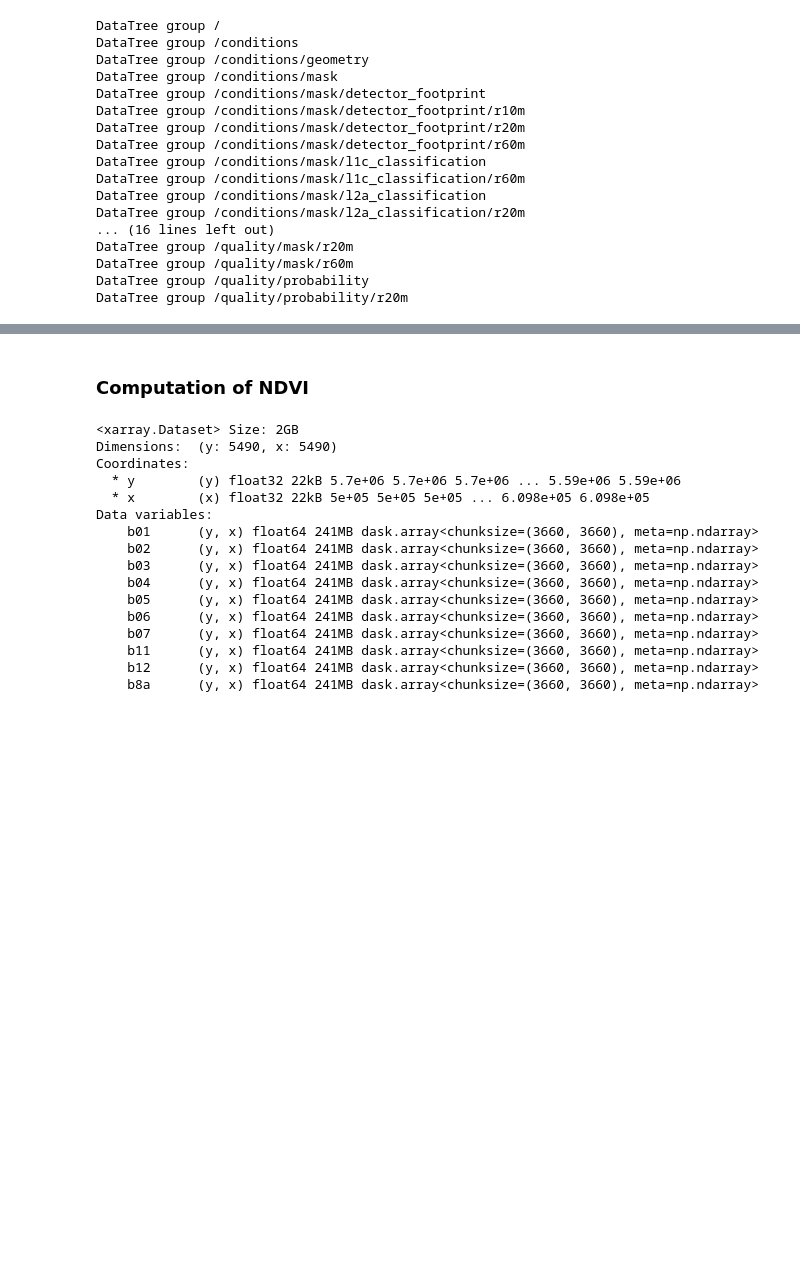
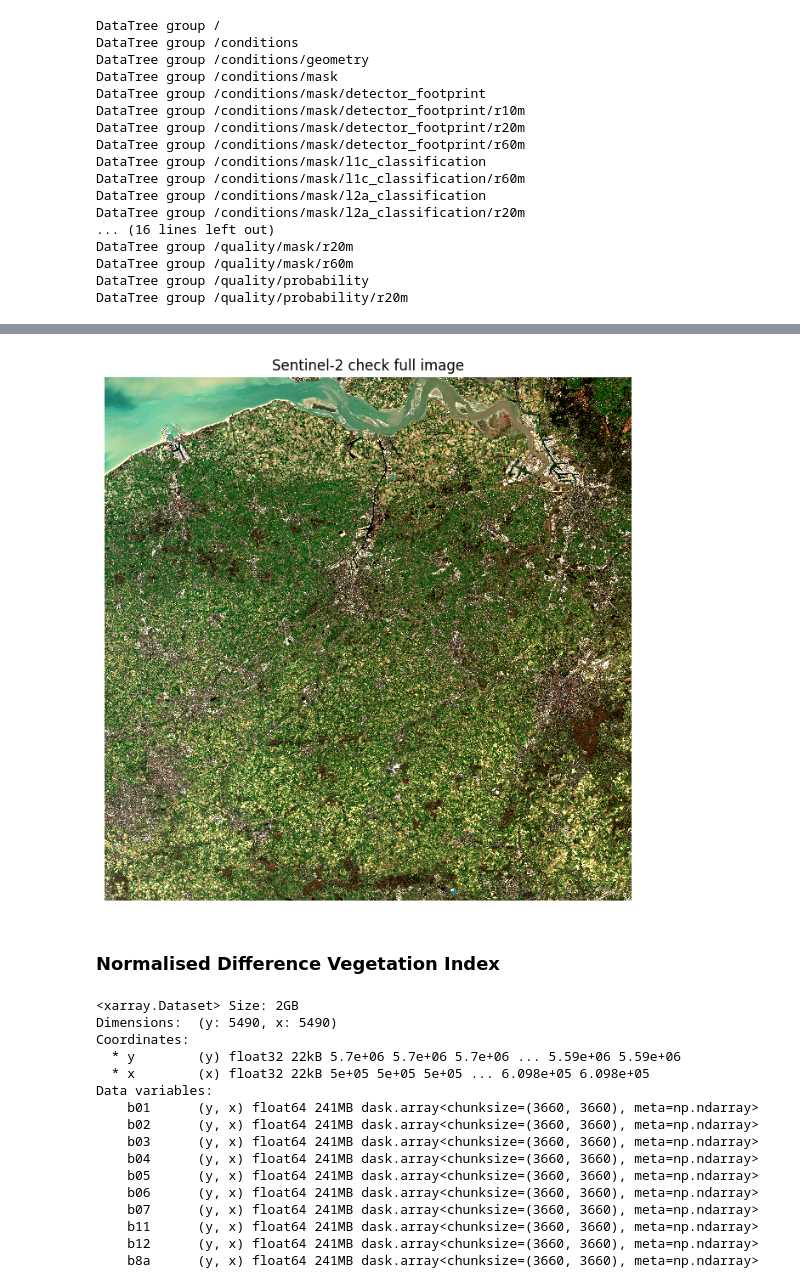
Before and after one commit to EllenB/eopf, a Jupyter notebook: check_s3.ipynb, the cells around one changed output, grey strips where cells are left out. Saved outputs shown, nothing was run; the diff lists cells and outputs as text; code cells hidden in the pictures; blank space fills up the shorter version.

```diff
--- a/check_s3.ipynb
+++ b/check_s3.ipynb
@@ -332,0 +341,3 @@ DataTree group /quality/probability/r20m
+# %%
+dt_meas = dt.measurements.reflectance.r20m
+dt_meas
@@ -333,5 +365,15 @@ DataTree group /quality/probability/r20m
+# %%
+rgb = dt_meas.to_dataset()[["b04", "b03", "b02"]].to_array()
+## rgb # Please uncomment if you want to see this
+# %%
+rgb.plot.imshow(figsize=(8, 8), robust=True)
+plt.title("Sentinel-2 check full image")
+plt.axis("off")
+plt.show()
+# %% [output]
+[figure, added]
 # %% [markdown]
-### Computation of NDVI
+### Normalised Difference Vegetation Index
 # %%
 data = dt ['/measurements/reflectance/r20m'].to_dataset()
 data
```
Also changed, not shown: parts of 15 cells of this notebook.
